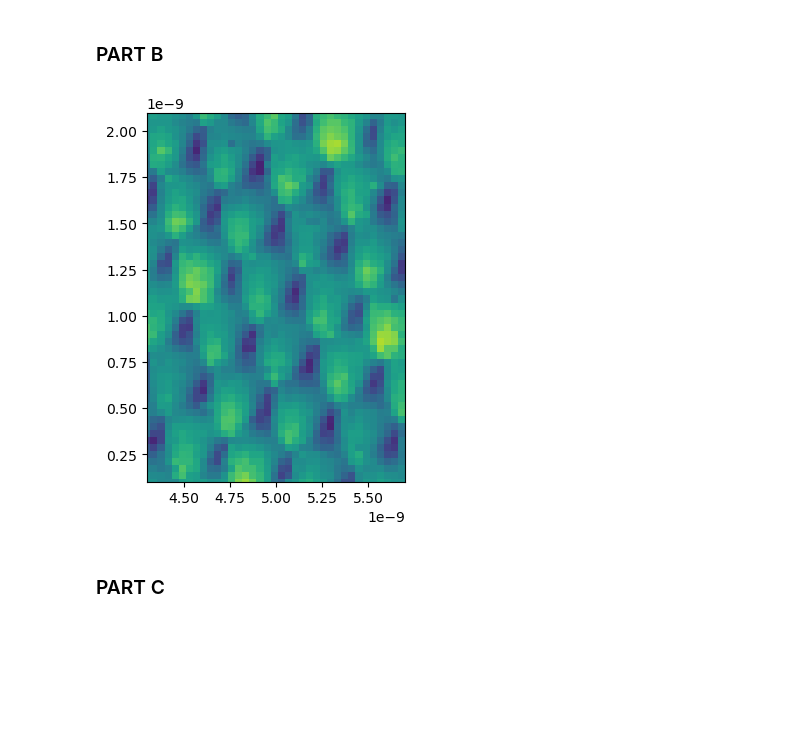
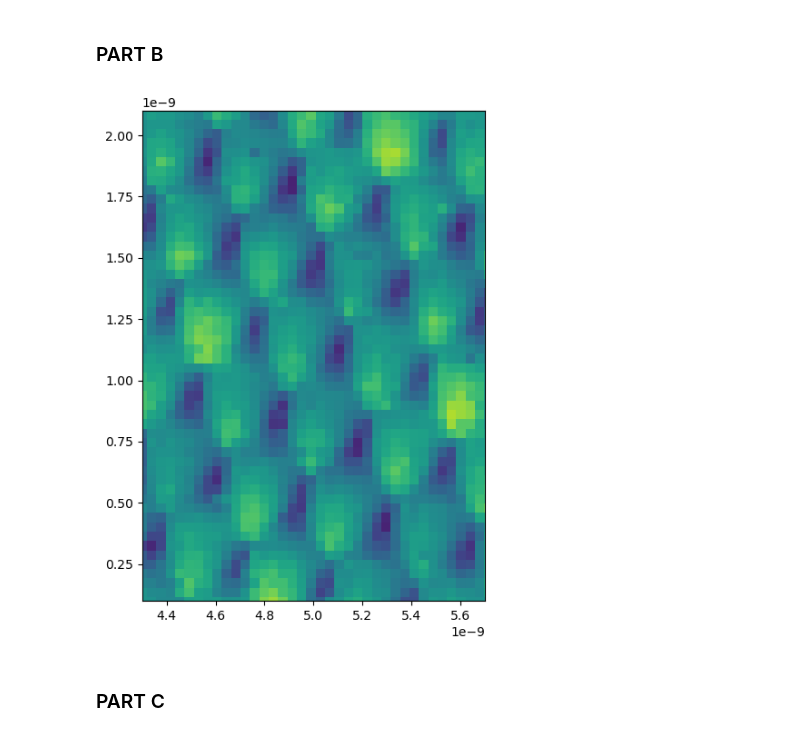
Before and after one commit to mtrain1689/140A-HW6, a Jupyter notebook: code.ipynb, the cells around one changed output. Drawn from its saved outputs; the diff is of its cells as text; code cells hidden in the pictures; blank space fills up the shorter version.

Commit message:
fixed graphs

```diff
--- a/code.ipynb
+++ b/code.ipynb
@@ -31,16 +31,17 @@ From the above image, the smaller atomic lattice constant (a) seems to be approx
 # %% [markdown]
 ### PART B
 # %%
-
+fig, ax = plt.subplots(figsize = (12, 7))
+fig = plt.imshow(data, extent = [0, 12e-9, 0, 12e-9])
 plt.xlim(left = 0.43e-8)
 plt.xlim(right = 0.57e-8)
 plt.ylim(bottom = 0.01e-8)
 plt.ylim(top = 0.21e-8)
-plt.quiver([4.75e-9, 0.1e-9], 5.6e-9, 1e-9, color = "r", units = "xy")
-plt.imshow(data, extent = [0, 12e-9, 0, 12e-9])
+plt.quiver([4.75e-9, 0.1e-9], 1, 1, color = "r", units = "xy")
+
 plt.show()
 # %% [output]
-[figure, old version]
+[figure, new version]
 # %% [markdown]
 ### PART C
 # %%
```
